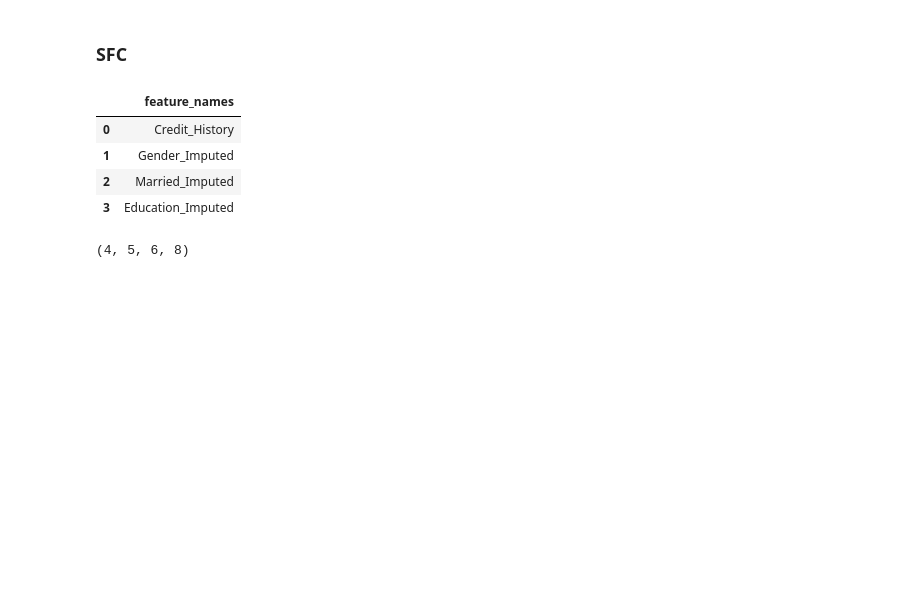
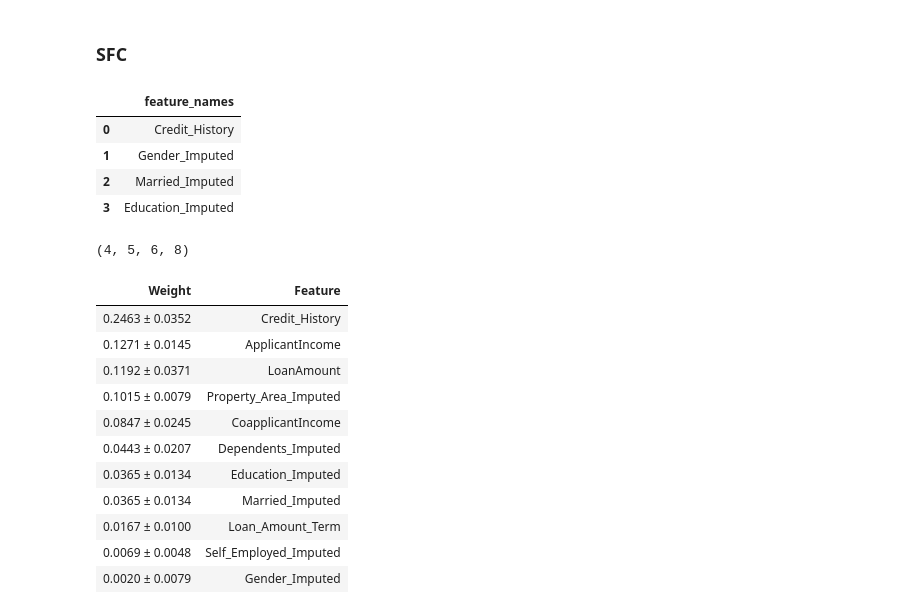
Before and after one commit to Jkfyr/Tin200, a Jupyter notebook: TIN200_ML.ipynb, the cells around one changed output. Saved outputs shown, nothing was run; the diff lists cells and outputs as text; code cells hidden in the pictures; blank space fills up the shorter version.

```diff
--- a/TIN200_ML.ipynb
+++ b/TIN200_ML.ipynb
@@ -634,0 +620,17 @@ from eli5.sklearn.explain_prediction import explain_prediction_tree_classifier
+# %%
+perm = PermutationImportance(rfc).fit(X_test, y_test)
+weights_rfc = eli5.show_weights(perm, feature_names=list(X_test.columns))
+weights_rfc
+# %% [output]
+| Weight | Feature |
+| 0.2463 ± 0.0352 | Credit_History |
+| 0.1271 ± 0.0145 | ApplicantIncome |
+| 0.1192 ± 0.0371 | LoanAmount |
+| 0.1015 ± 0.0079 | Property_Area_Imputed |
+| 0.0847 ± 0.0245 | CoapplicantIncome |
+| 0.0443 ± 0.0207 | Dependents_Imputed |
+| 0.0365 ± 0.0134 | Education_Imputed |
+| 0.0365 ± 0.0134 | Married_Imputed |
+| 0.0167 ± 0.0100 | Loan_Amount_Term |
+| 0.0069 ± 0.0048 | Self_Employed_Imputed |
+| 0.0020 ± 0.0079 | Gender_Imputed |
```
Also changed, not shown: parts of 19 cells of this notebook.
